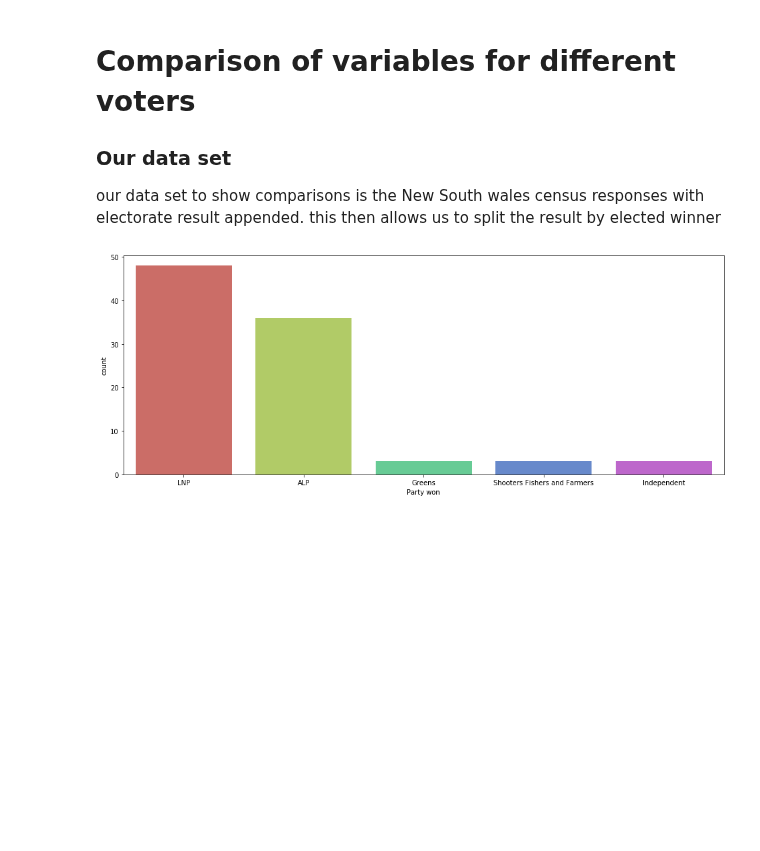
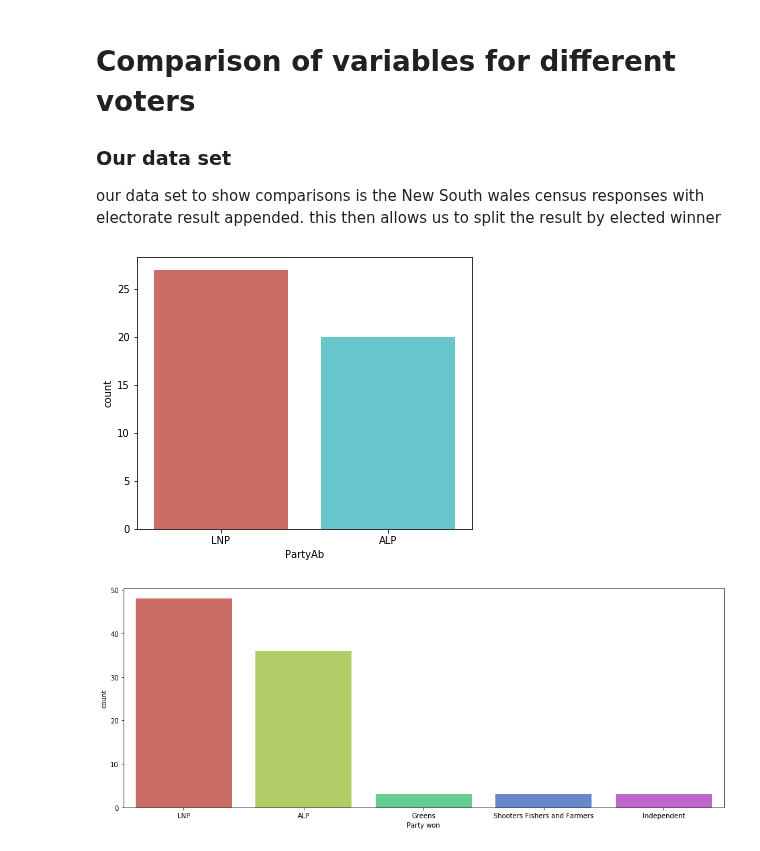
Before and after one commit to garyliu427/data-science-project-2019, a Jupyter notebook: Final_Report.ipynb, the cells around one changed output. Drawn from its saved outputs; the diff is of its cells as text; code cells hidden in the pictures; blank space fills up the shorter version.

```diff
--- a/Final_Report.ipynb
+++ b/Final_Report.ipynb
@@ -97,6 +97,13 @@ warnings.filterwarnings("ignore")
 
 ### Our data set
 our data set to show comparisons is the New South wales census responses with electorate result appended. this then allows us to split the result by elected winner
+# %%
+FullFed=pd.read_csv('Clean Data/FedFull.csv')
+plt.figure(figsize=(6,5))
+sns.countplot(FullFed['PartyAb'], data = FullFed, palette='hls')
+plt.show()
+# %% [output]
+[figure, added]
 # %%
 NSWResult=pd.read_csv('Clean Data/NSWFull.csv')
 NSWResult = NSWResult.replace(to_replace ="Green", value ="Greens")
```
Also changed, not shown: parts of 2 cells of this notebook.
